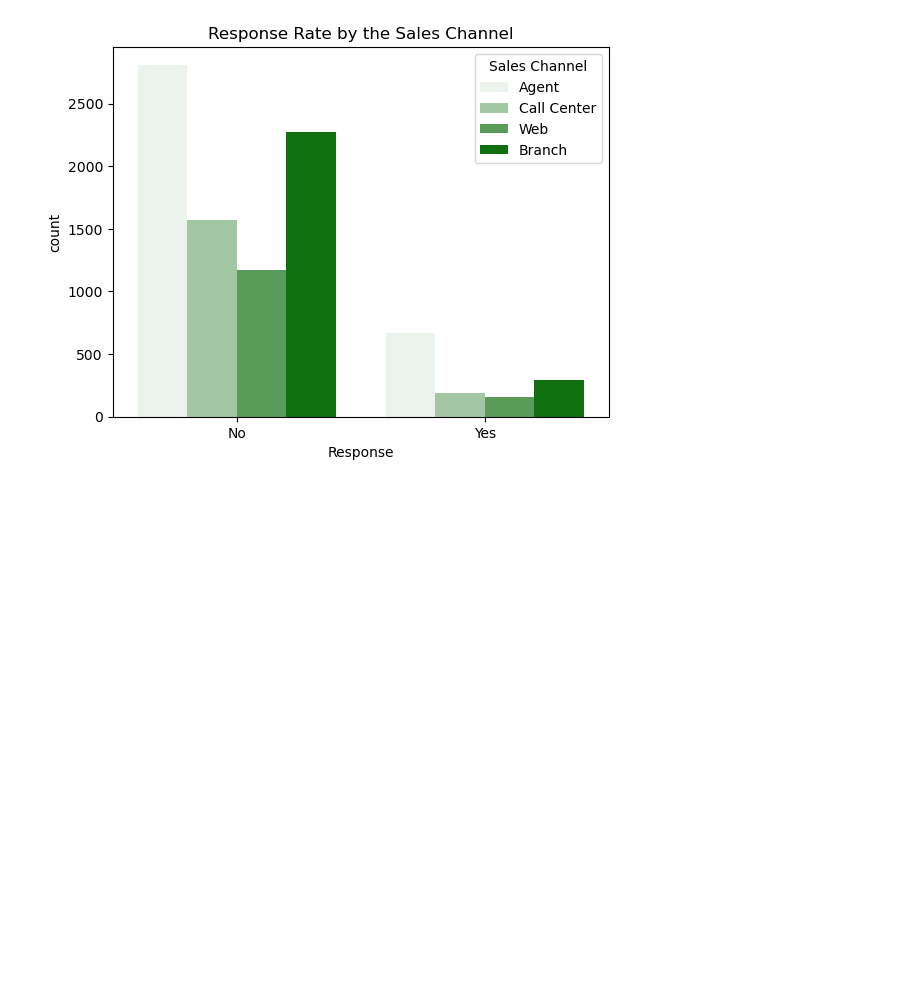
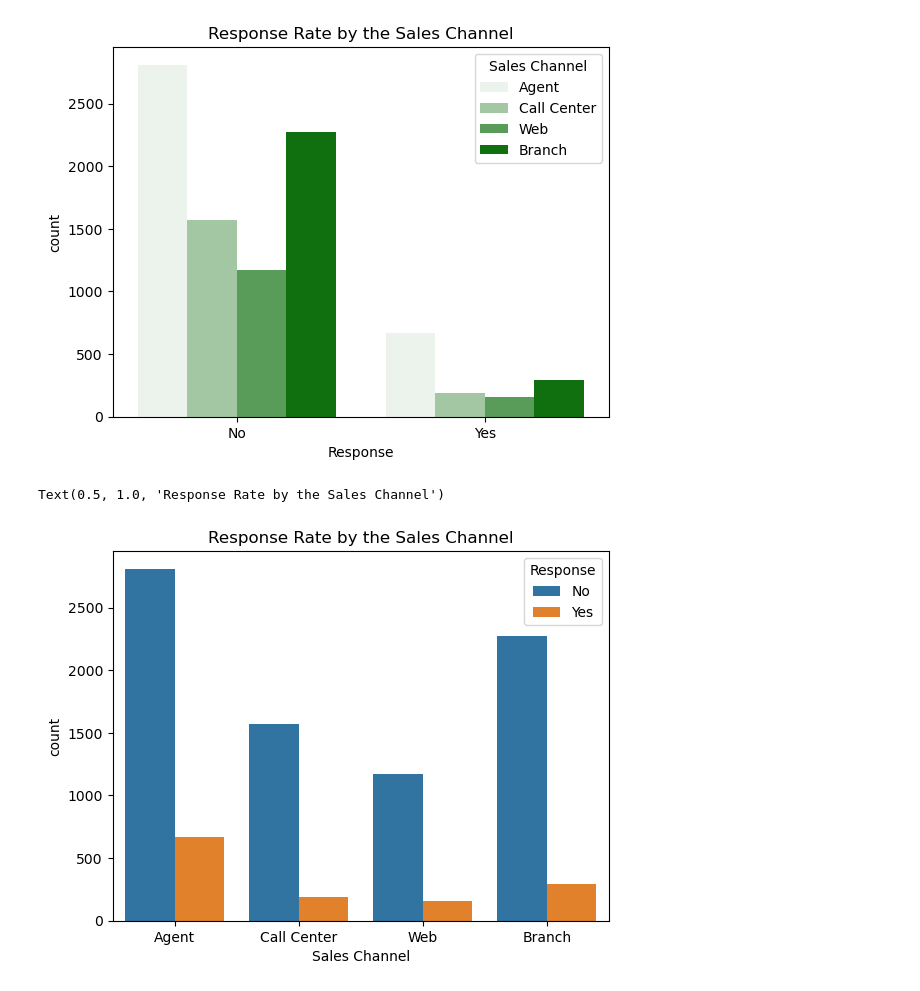
Before and after one commit to RetCast/lab-customer-analysis-round-3, a Jupyter notebook: lab-customer-analysis-round-3.ipynb, the cells around one changed output. Cells and saved outputs as stored; diff of their text form; code cells hidden in the pictures; blank space fills up the shorter version.

```diff
--- a/lab-customer-analysis-round-3.ipynb
+++ b/lab-customer-analysis-round-3.ipynb
@@ -55,4 +55,10 @@ plt.title('Response Rate by the Sales Channel', color='black')
 # %% [output]
 Text(0.5, 1.0, 'Response Rate by the Sales Channel')
 [figure]
+# %%
+sns.countplot(data=df, x="Sales Channel", hue="Response")
+plt.title('Response Rate by the Sales Channel', color='black')
+# %% [output]
+Text(0.5, 1.0, 'Response Rate by the Sales Channel')
+[figure, added]
 # %%
```
Also changed, not shown: parts of 3 cells of this notebook.
